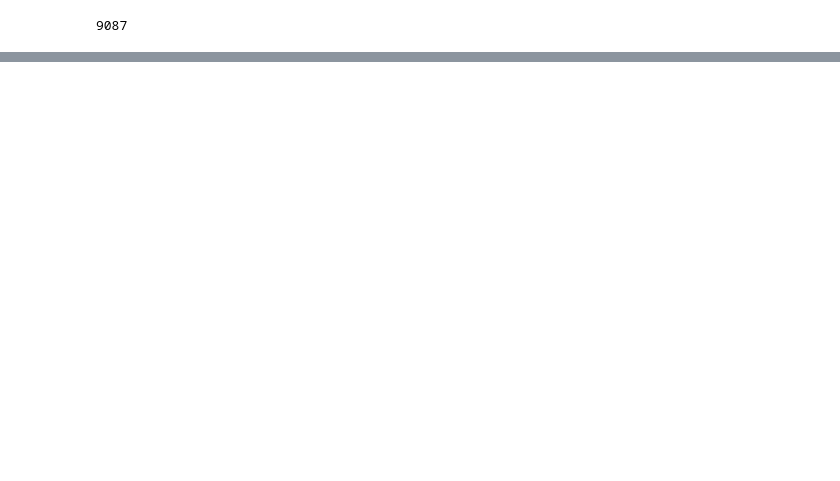
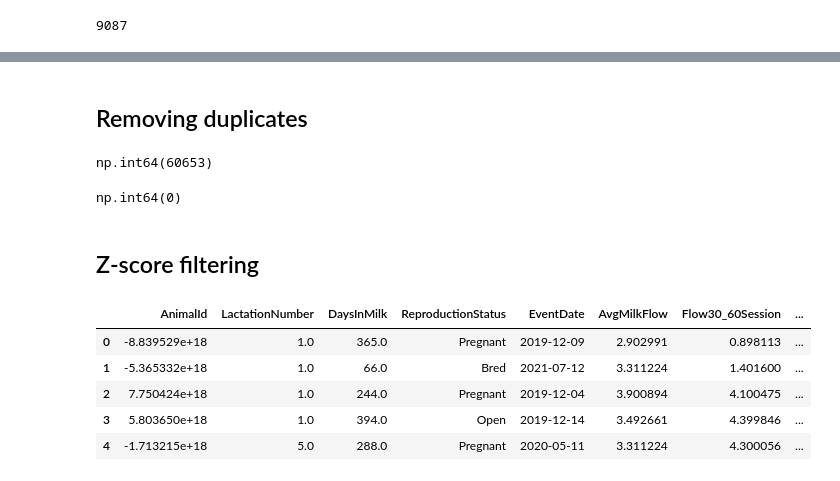
Before and after one commit to muyuanlidvm/ANSC-6040-Project-1, a Jupyter notebook: ANSC6040Project1_ML.ipynb, the cells around one changed output, grey strips where cells are left out. Cells and saved outputs as stored; diff of their text form; code cells hidden in the pictures; blank space fills up the shorter version.

```diff
--- a/ANSC6040Project1_ML.ipynb
+++ b/ANSC6040Project1_ML.ipynb
@@ -100,0 +131,35 @@ data['AnimalNumber'].nunique()
+# %% [markdown]
+## Removing duplicates
+# %%
+# Checking duplicates - different values from ProfileReport --> likely from treating NaNs in Cow ID as the same
+df.duplicated().sum()
+# %% [output]
+np.int64(60653)
+# %%
+# Keep all missing cow IDs, and drop duplicates when there is cow ID and all variables are exactly the same
+df_nodup = pd.concat([
+    df[df["AnimalId"].notna()].drop_duplicates(keep="first"),
+    df[df["AnimalId"].isna()]
+], ignore_index=True)
+# %%
+# Checking
+df_nodup[df_nodup["AnimalId"].notna()].duplicated().sum()
+# %% [output]
+np.int64(0)
+# %% [markdown]
+## Z-score filtering
+# %%
+# Z-score standardization
+df_nodup["z_AvgMilkFlow"] = (df_nodup["AvgMilkFlow"] - df_nodup["AvgMilkFlow"].mean()) / df_nodup["AvgMilkFlow"].std()
+df_nodup["z_Flow30_60Session"] = (df_nodup["Flow30_60Session"] - df_nodup["Flow30_60Session"].mean()) / df_nodup["Flow30_60Session"].std()
+df_nodup["z_YieldSession"] = (df_nodup["YieldSession"] - df_nodup["YieldSession"].mean()) / df_nodup["YieldSession"].std()
+# %%
+# Checking
+df_nodup.head()
+# %% [output]
+|  | AnimalId | LactationNumber | DaysInMilk | ReproductionStatus | EventDate | AvgMilkFlow | Flow30_60Session | ... |
+| 0 | -8.839529e+18 | 1.0 | 365.0 | Pregnant | 2019-12-09 | 2.902991 | 0.898113 | ... |
+| 1 | -5.365332e+18 | 1.0 | 66.0 | Bred | 2021-07-12 | 3.311224 | 1.401600 | ... |
+| 2 | 7.750424e+18 | 1.0 | 244.0 | Pregnant | 2019-12-04 | 3.900894 | 4.100475 | ... |
+| 3 | 5.803650e+18 | 1.0 | 394.0 | Open | 2019-12-14 | 3.492661 | 4.399846 | ... |
+| 4 | -1.713215e+18 | 5.0 | 288.0 | Pregnant | 2020-05-11 | 3.311224 | 4.300056 | ... |
```
Also changed, not shown: parts of 20 cells of this notebook, 1 other file.
